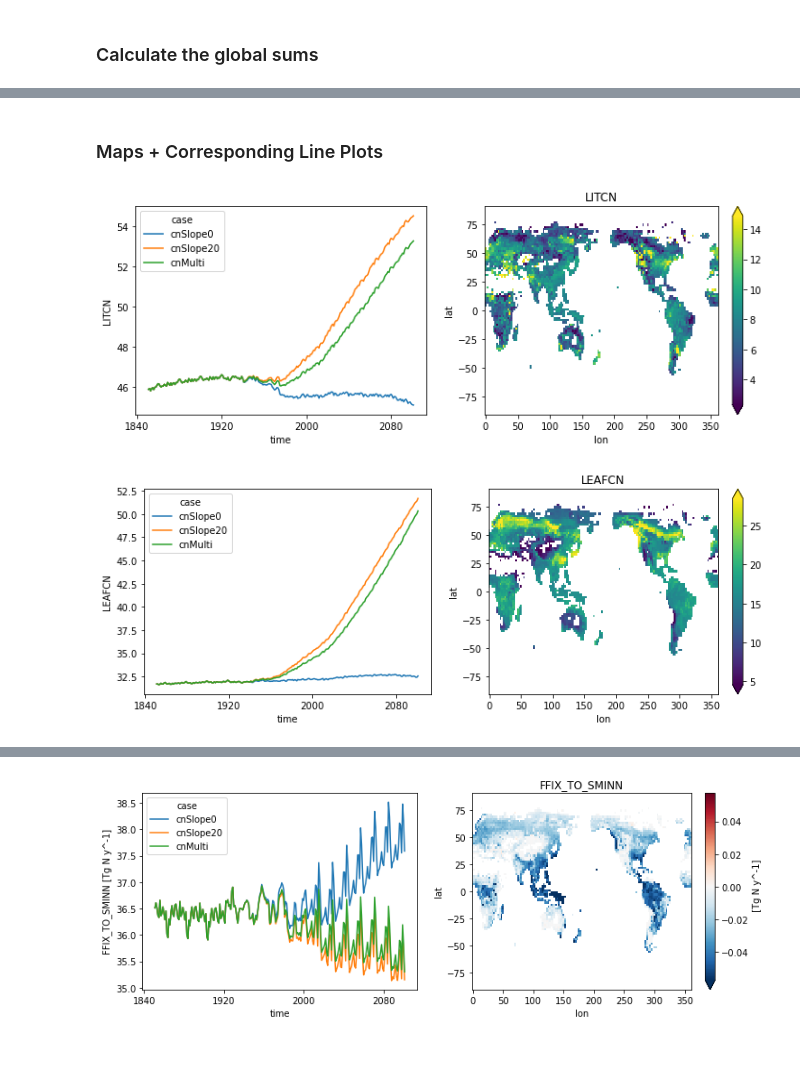
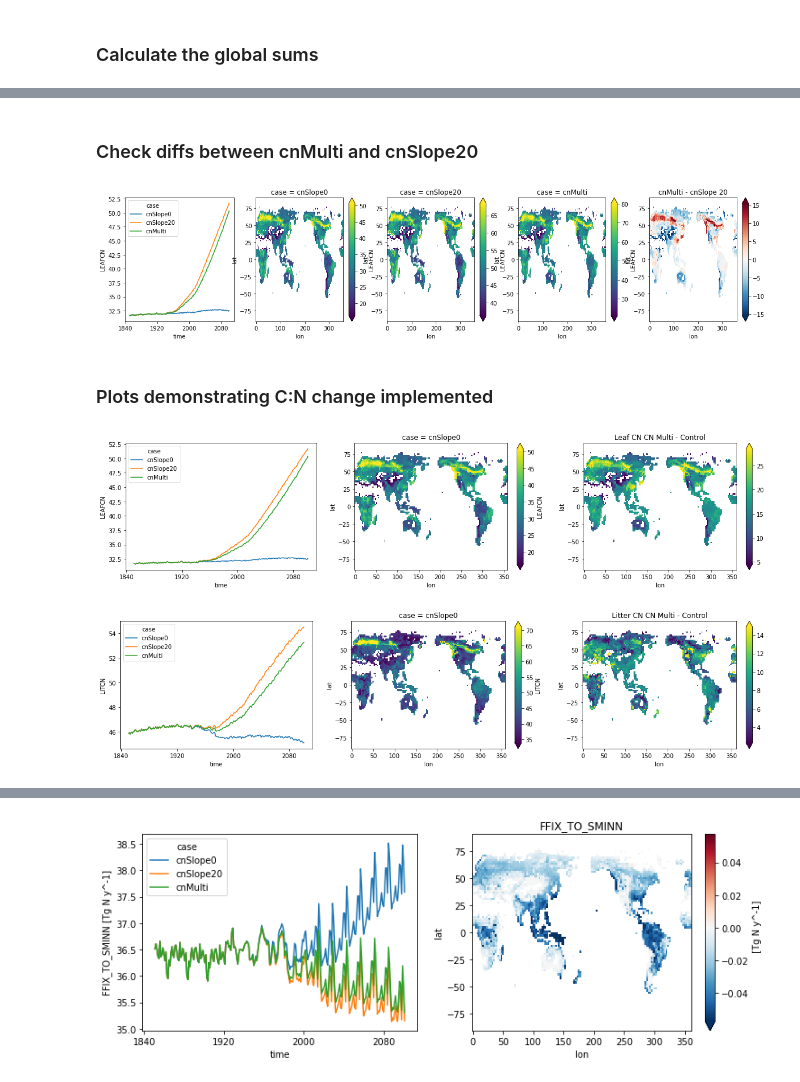
Before and after one commit to emhauser/Foliar-Stoichiometry_CO2, a Jupyter notebook: FoliarCN.ipynb, the cells around one changed output, grey strips where cells are left out. Drawn from its saved outputs; the diff is of its cells as text; code cells hidden in the pictures; blank space fills up the shorter version.

Commit message:
plot updates

```diff
--- a/FoliarCN.ipynb
+++ b/FoliarCN.ipynb
@@ -165,7 +165,7 @@ Data variables:
 # %%
 spy = 365 * 24 * 3600               # Convert  to annual fluxes (gC/m2/y), from gc/m2/s
 dsAnn = dsFull.apply(utils.weighted_annual_mean)
-fluxes = ['GPP', 'NPP', 'NFIX', 'NET_NMIN', 'FFIX_TO_SMINN', 'NBP']
+fluxes = ['GPP', 'NPP', 'NFIX', 'NET_NMIN', 'ER', 'HR', 'QVEGT', 'QVEGE','QSOIL','NBP']
 for i in range(len(fluxes)):
     dsAnn[fluxes[i]] = dsAnn[fluxes[i]] * spy
 
@@ -334,32 +284,68 @@ Data variables: (12/13)
+# %% [markdown]
+### Check diffs between cnMulti and cnSlope20
+# %%
+## Leaf and litter CN plots
+# Include NPP, Nmin, Nfix, LITTERCN
+minGPP = 1
+dsAnn = dsAnn.where(dsAnn.GPP.min('time') > minGPP)
+EcoVars = ['LEAFCN']
+minVal = 0
+#EcoVars[i] = dsAnn.GPP.where(dsAnn.GPP.min('time') > minGPP)
+
+for i in range(1):
+    fig, ax = plt.subplots(1, 5, figsize=(20,4))
+    ann_Awgt.get(EcoVars[i]).plot(hue='case', ax = ax[0]);
+    plt.title(EcoVars[i]);
+
+    X = dsAnn.isel(case=0,time=slice(-1,None)).mean('time')[EcoVars[i]]
+    z = dsAnn.isel(case=1,time=slice(-1,None)).mean('time')[EcoVars[i]]# Climatology for last 10 years of data
+    z20 = dsAnn.isel(case=2,time=slice(-1,None)).mean('time')[EcoVars[i]]
+    zdiff = z20 - z
+    zdiff = utils.cyclic_dataarray(zdiff)
+    lat = zdiff.coords['lat']
+    lon = zdiff.coords['lon']
+    ##Metadata needs added here for plots.
+    zdiff.attrs = ann_Awgt.get(EcoVars[i]).attrs
+    if EcoVars[i] == 'LEAFCN':
+        zdiff.plot(robust = True, ax = ax[4])#, cmap = 'Blues_r')
+        plt.title('cnMulti - cnSlope 20');
+        z.plot(robust = True, ax = ax[2])
+        z20.plot(robust = True, ax = ax[3])
+        X.plot(robust = True, ax = ax[1])
+# %% [output]
+[figure, added]
 # %% [markdown]
-### Maps + Corresponding Line Plots
+### Plots demonstrating C:N change implemented
 # %%
 ## Leaf and litter CN plots
 # Include NPP, Nmin, Nfix, LITTERCN
 minGPP = 1
 dsAnn = dsAnn.where(dsAnn.GPP.min('time') > minGPP)
-EcoVars = ['LITCN', 'LEAFCN']
+EcoVars = ['LEAFCN', 'LITCN']
 minVal = 0
 #EcoVars[i] = dsAnn.GPP.where(dsAnn.GPP.min('time') > minGPP)
 
 for i in range(2):
-    fig, ax = plt.subplots(1, 2, figsize=(12,4))
+    fig, ax = plt.subplots(1, 3, figsize=(20,4))
     ann_Awgt.get(EcoVars[i]).plot(hue='case', ax = ax[0]);
     plt.title(EcoVars[i]);
 
     z = dsAnn.isel(case=0,time=slice(-10,None)).mean('time')[EcoVars[i]]# Climatology for last 10 years of data
     z20 = dsAnn.isel(case=2,time=slice(-10,None)).mean('time')[EcoVars[i]]
     zdiff = z20 - z
     zdiff = utils.cyclic_dataarray(zdiff)
     lat = zdiff.coords['lat']
     lon = zdiff.coords['lon']
     ##Metadata needs added here for plots.
     zdiff.attrs = ann_Awgt.get(EcoVars[i]).attrs
     if EcoVars[i] == 'LEAFCN':
-        zdiff.plot(robust = True, ax = ax[1])#, cmap = 'Blues_r') ;
+        zdiff.plot(robust = True, ax = ax[2])
+        plt.title('Leaf CN CN Multi - Control')
+        z.plot(robust = True, ax = ax[1])#, cmap = 'Blues_r') ;
     if EcoVars[i] == 'LITCN':
-        zdiff.plot(robust = True, ax = ax[1])#, cmap = 'Reds') ;
-    plt.title(EcoVars[i]);
+        zdiff.plot(robust = True, ax = ax[2])
+        plt.title('Litter CN CN Multi - Control')
+        z.plot(robust = True, ax = ax[1])#, cmap = 'Reds') ;
 # %% [output]
-[figure, old version]
+[figure, new version]
-[figure, old version]
+[figure, new version]
```
Also changed, not shown: parts of 15 cells of this notebook.
